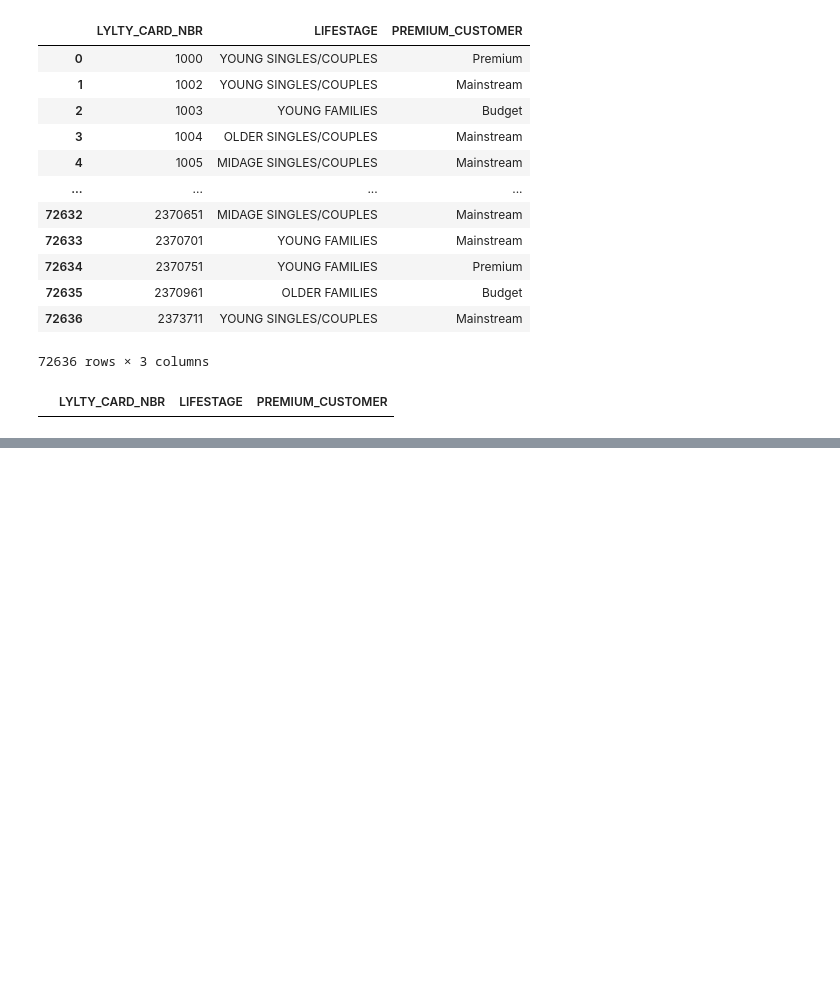
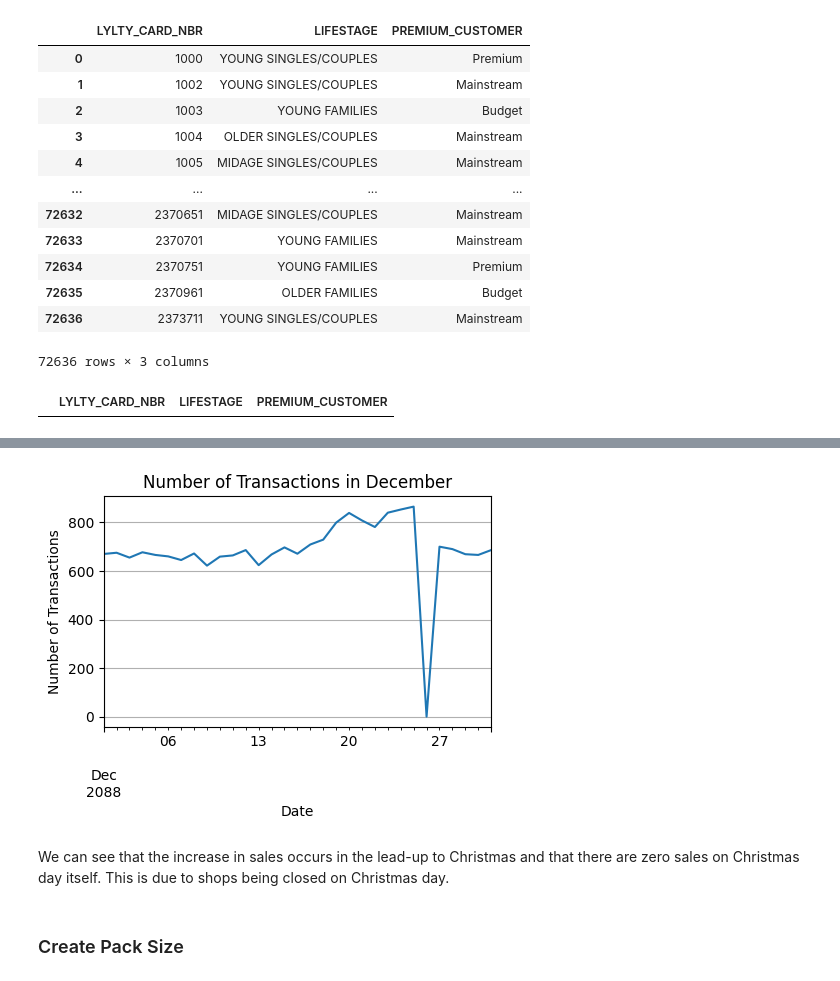
Before and after one commit to Harijeyan/Forage, a Jupyter notebook: quantium.ipynb, the cells around one changed output, grey strips where cells are left out. Saved outputs shown, nothing was run; the diff lists cells and outputs as text; code cells hidden in the pictures; blank space fills up the shorter version.

```diff
--- a/quantium.ipynb
+++ b/quantium.ipynb
@@ -282,0 +459,26 @@ customer_226000.head()
+# %%
+# Create a date range from 1 Jul 2018 to 30 Jun 2019
+date_range = pd.date_range(start='2088-07-01', end='2089-07-01')
+
+# Count the number of transactions for each date in the DataFrame
+transactions_by_date = transactionData_filtered['DATE'].value_counts().sort_index()
+
+# Reindex the transactions_by_date with the full date range to include missing dates
+transactions_by_date = transactions_by_date.reindex(date_range, fill_value=0)
+
+# Filter the transactions_by_date to focus on December only
+transactions_in_december = transactions_by_date[transactions_by_date.index.month == 12]
+
+# Plot the number of transactions in December
+plt.figure(figsize=(5, 3))
+transactions_in_december.plot(title='Number of Transactions in December')
+plt.xlabel('Date')
+plt.ylabel('Number of Transactions')
+plt.grid(True)
+plt.show()
+# %% [output]
+[figure, added]
+# %% [markdown]
+We can see that the increase in sales occurs in the lead-up to Christmas and that there are zero sales on Christmas day itself. This is due to shops being closed on Christmas day.
+# %% [markdown]
+### Create Pack Size
```
Also changed, not shown: parts of 31 cells of this notebook.
